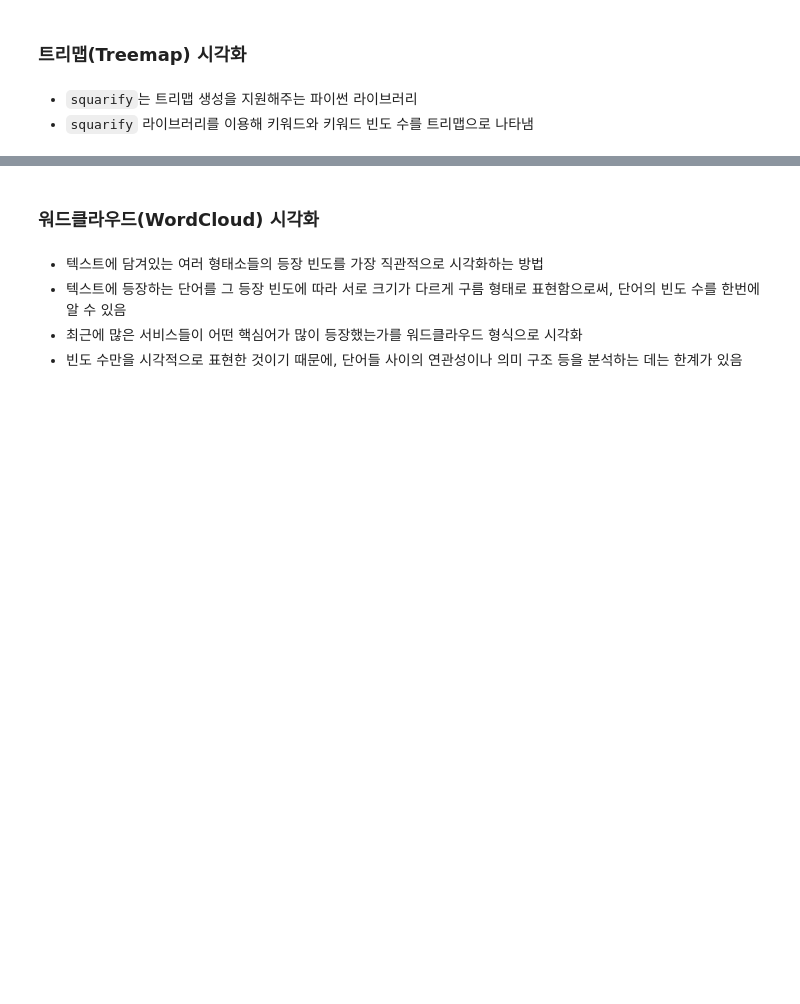
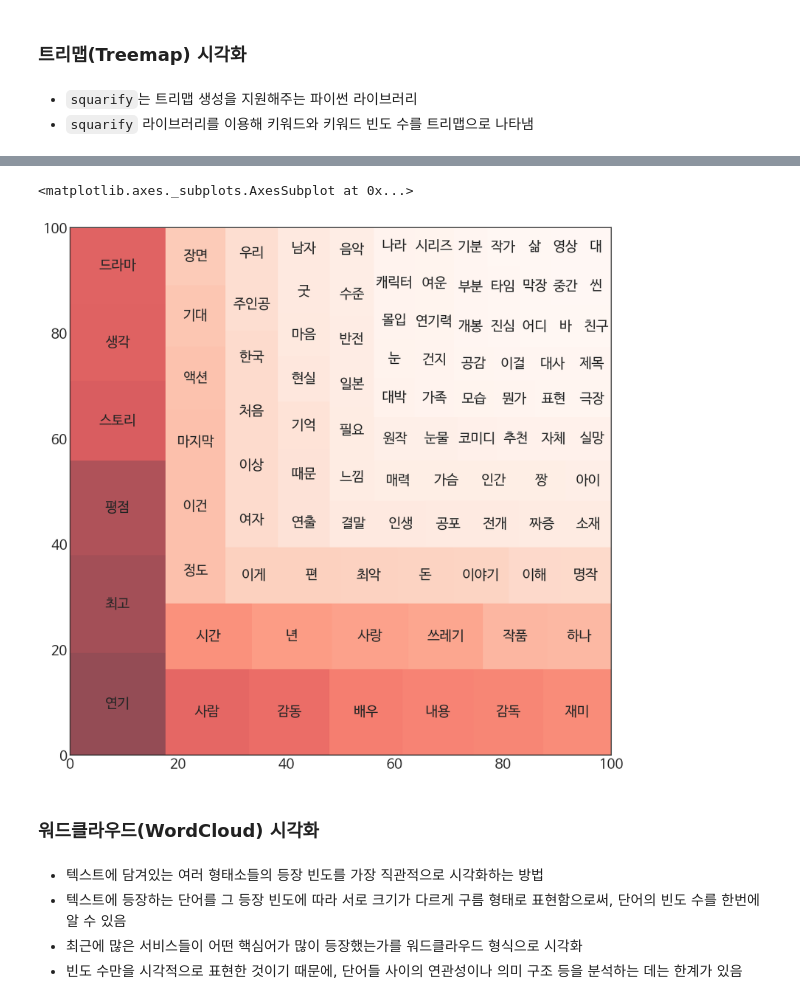
Before and after one commit to jisy2718/DL, a Jupyter notebook: NLP/이수안컴퓨터연구소_자연어2022/_2_텍스트_수집_및_키워드_분석.ipynb, the cells around one changed output, grey strips where cells are left out. Saved outputs shown, nothing was run; the diff lists cells and outputs as text; code cells hidden in the pictures; blank space fills up the shorter version.

```diff
--- a/NLP/이수안컴퓨터연구소_자연어2022/_2_텍스트_수집_및_키워드_분석.ipynb
+++ b/NLP/이수안컴퓨터연구소_자연어2022/_2_텍스트_수집_및_키워드_분석.ipynb
@@ -74,3 +197,20 @@ mpl.font_manager._rebuild()
+# %%
+import squarify
+
+plt.rcParams['figure.figsize'] = (14,14)
+plt.rcParams['font.size'] = 20
+
+norm = mpl.colors.Normalize(vmin=min(top_reviews_nouns.values()), vmax=max(top_reviews_nouns.values()))
+
+colors = [mpl.cm.Reds(norm(value)) for value in top_reviews_nouns.values()]
+
+squarify.plot(label=top_reviews_nouns.keys(),
+              sizes=top_reviews_nouns.values(),
+              color=colors,
+              alpha=0.7)
+# %% [output]
+<matplotlib.axes._subplots.AxesSubplot at 0x...>
+[figure, added]
 # %% [markdown]
 ### 워드클라우드(WordCloud) 시각화
 # %% [markdown]
```
Also changed, not shown: parts of 37 cells of this notebook.
